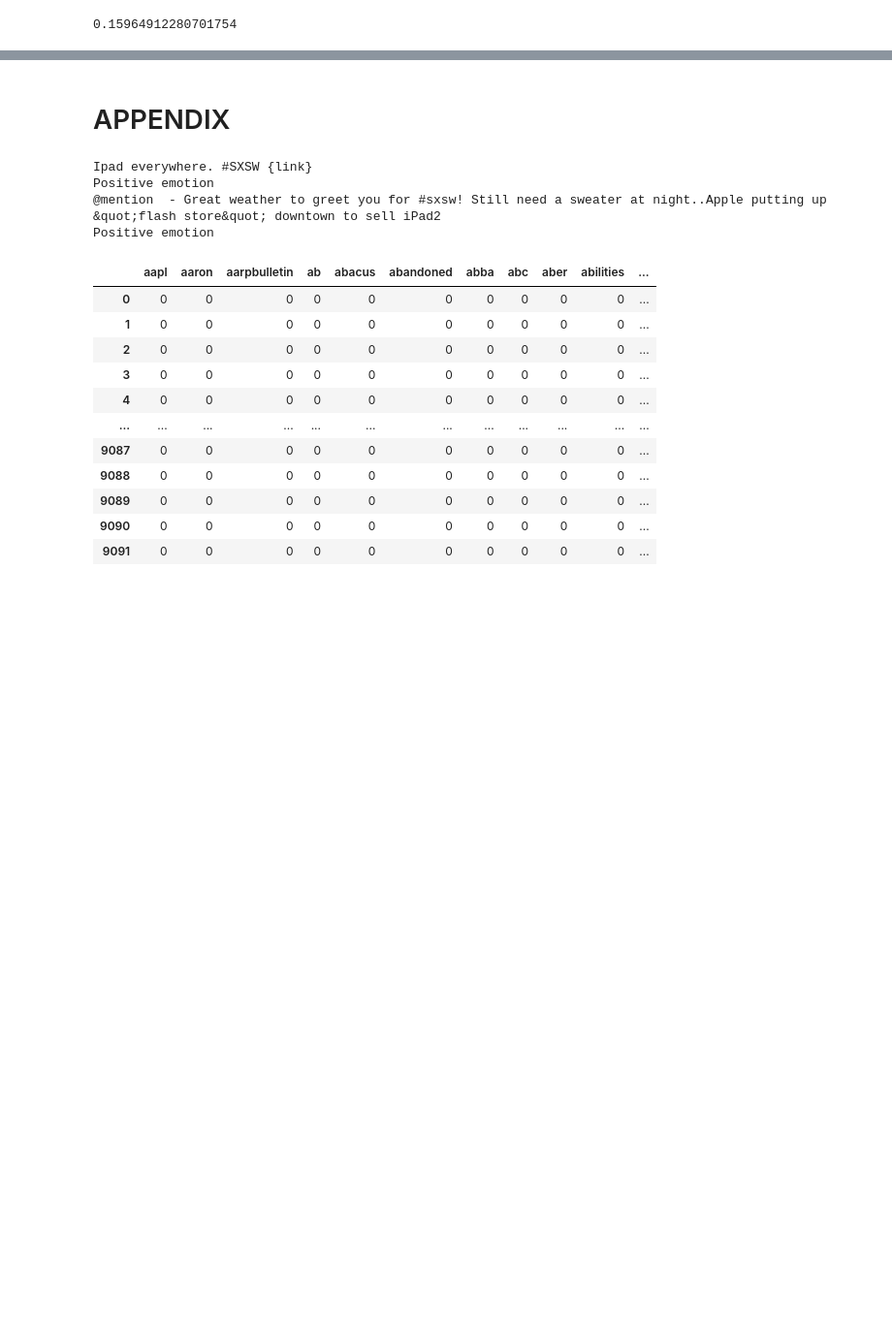
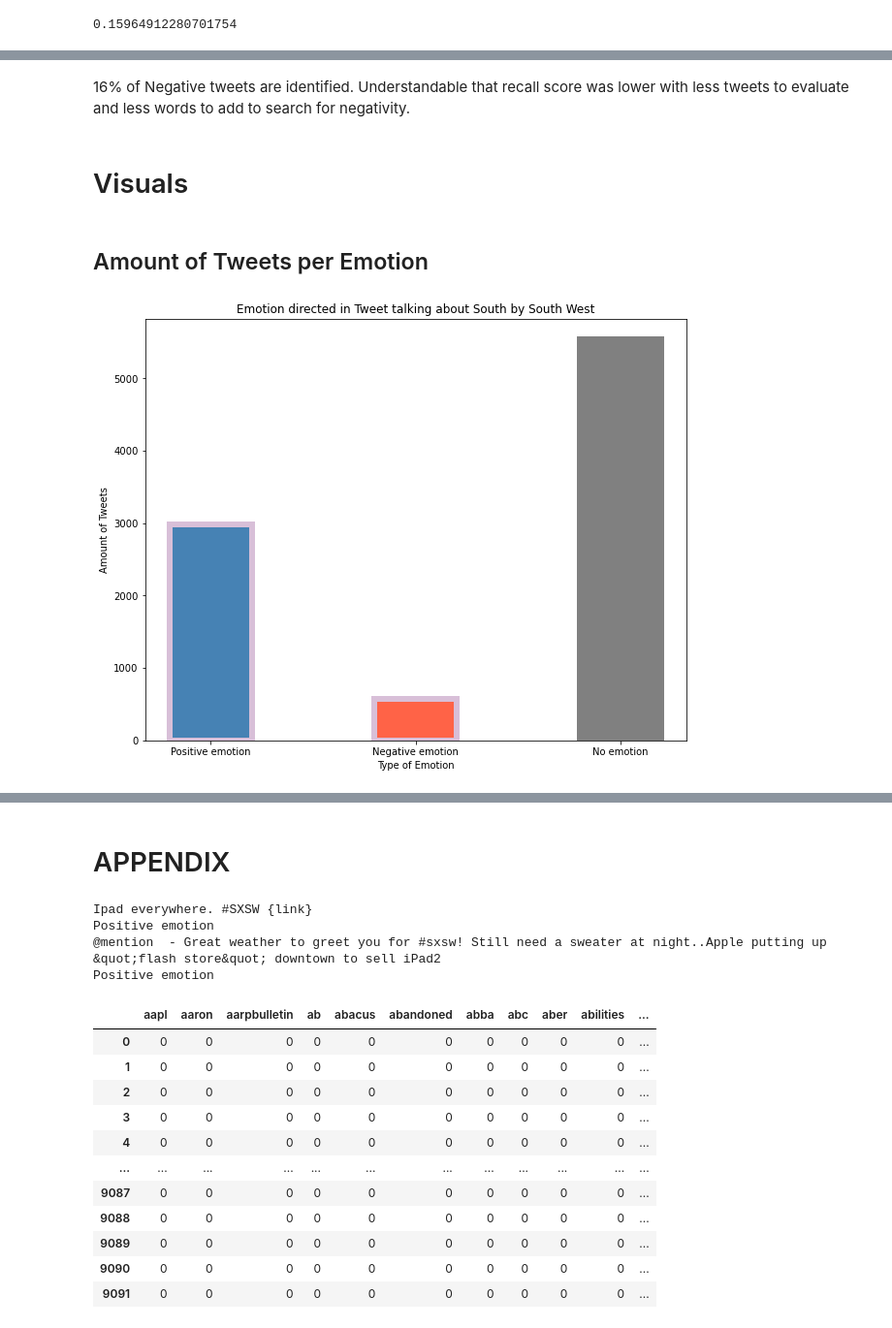
Before and after one commit to Jmanitou/Apple_Google_NLP, a Jupyter notebook: Apple_Google_NLP.ipynb, the cells around one changed output, grey strips where cells are left out. Shown: that part at 97% size. Drawn from its saved outputs; the diff is of its cells as text; code cells hidden in the pictures; blank space fills up the shorter version.

Commit message:
images, wordcounts, added markdown, and removed unneeded code. Need to finish markdown on Business Understanding, Results, and Further Steps.

```diff
--- a/Apple_Google_NLP.ipynb
+++ b/Apple_Google_NLP.ipynb
@@ -48,9 +52,12 @@ df["preprocessed_text"] = [preprocess_text(tweet) for tweet in df["tweet_text"]]
 # %%
+#identifying the company in the tweet
 def company(tweet):
+    #apple products
     if "appl" in tweet or "iphon" in tweet or "ipad" in tweet:
-        return "apple"
+        return "Apple"
+    #google products
     elif "googl" in tweet or "android" in tweet:
-        return "google"
+        return "Google"
 
-df["predict_company"] = [company(tweet) for tweet in df["preprocessed_text"]]
+df["predict_directed"] = [company(tweet) for tweet in df["preprocessed_text"]]
 # %%
@@ -107,13 +110,15 @@ print(len(negative_wordcount))
 # %%
+#using words in tweets to predict a negative or positive emotion
 def emotion(tweet):
     if ("great" in tweet or "awesom" in tweet or "like" in tweet or "appreci" in tweet or "good" in tweet
             or "beauti" in tweet or "smart" in tweet or "excit" in tweet or "wait" in tweet or "best" in tweet
             or "love" in tweet or "nice" in tweet or "must" in tweet or "enjoy" in tweet or "fun" in tweet
-            or "rock" in tweet or "cool" in tweet): #maybe remove like
+            or "rock" in tweet or "cool" in tweet):
         return "Positive emotion"
     elif ("dead" in tweet or "insan" in tweet or "headach" in tweet or "long" in tweet or "fail" in tweet or "hate" in tweet
             or "suck" in tweet or "fascist" in tweet or "fade" in tweet or "crashi" in tweet):
         return "Negative emotion"
+    else:
+        return "No emotion"
 
 df["predict_emotion"] = [emotion(tweet) for tweet in df["preprocessed_text"]]
-df["predict_emotion"].value_counts()
@@ -227,0 +158,24 @@ df
+# %% [markdown]
+16% of Negative tweets are identified. Understandable that recall score was lower with less tweets to evaluate and less words to add to search for negativity.
+# %% [markdown]
+# Visuals
+# %% [markdown]
+## Amount of Tweets per Emotion
+# %%
+#dictionary to count how many tweets were identified as each emotion
+emotion_counts = {"Positive emotion": 0, "Negative emotion": 0, "No emotion": 0}
+for tweet in df["is_there_an_emotion_directed_at_a_brand_or_product"]:
+    if tweet == "No emotion toward brand or product" or tweet == "I can't tell":
+        emotion_counts["No emotion"] += 1
+    else:
+        emotion_counts[tweet] += 1
+
+fig = plt.figure(figsize = (10, 8))
+plt.bar(emotion_counts.keys(), emotion_counts.values(), color = ["steelblue", "tomato", "grey"],
+        edgecolor = ["thistle", "thistle", "grey"], linewidth = 6, width = 0.4)
+plt.title("Emotion directed in Tweet talking about South by South West")
+plt.xlabel("Type of Emotion")
+plt.ylabel("Amount of Tweets")
+plt.show()
+# %% [output]
+[figure, added]
```
Also changed, not shown: parts of 45 cells of this notebook, 6 other files.
